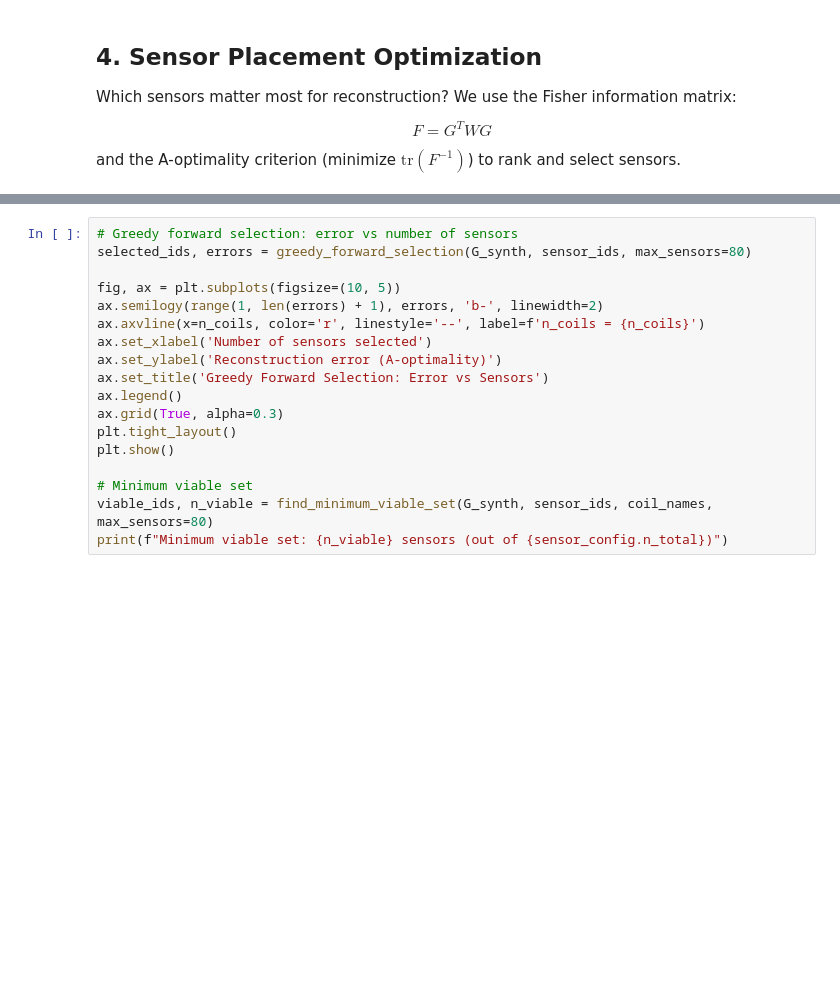
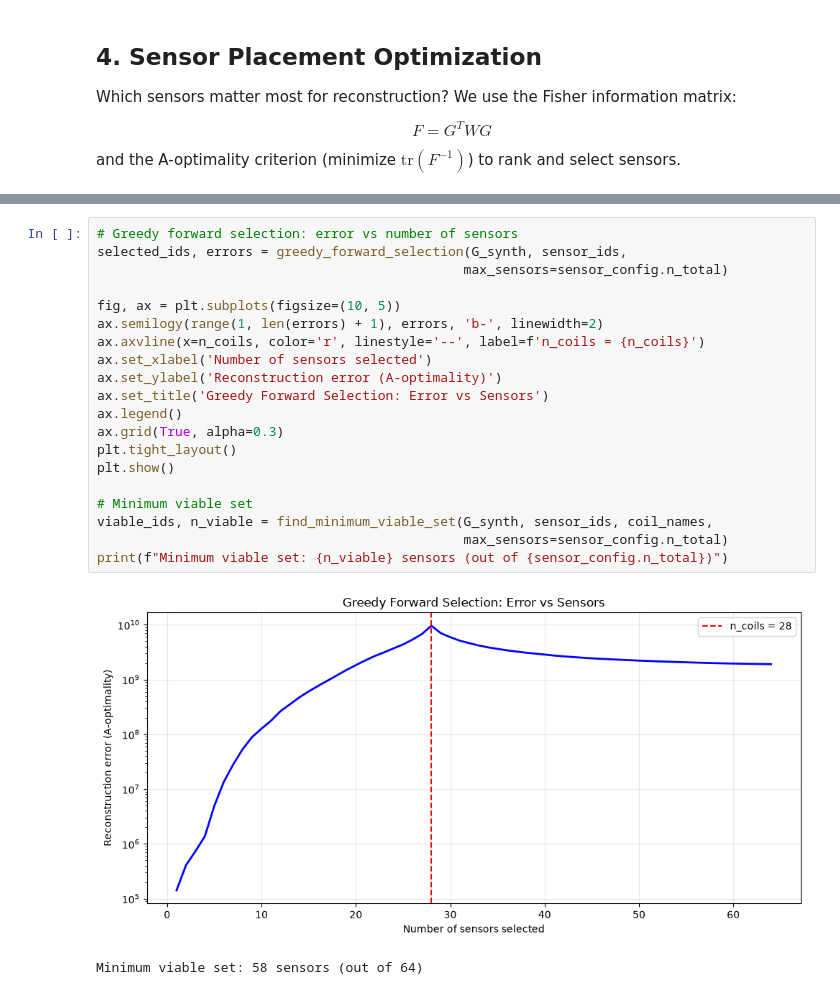
Before and after one commit to GitLostintheSauce/CUTE_TEST_Fusion, a Jupyter notebook: notebooks/advanced_reconstruction.ipynb, the cells around one changed output, grey strips where cells are left out. Cells and saved outputs as stored; diff of their text form; blank space fills up the shorter version.

```diff
--- a/notebooks/advanced_reconstruction.ipynb
+++ b/notebooks/advanced_reconstruction.ipynb
@@ -256,21 +317,26 @@ plt.show()
 # %%
 # Greedy forward selection: error vs number of sensors
-selected_ids, errors = greedy_forward_selection(G_synth, sensor_ids, max_sensors=80)
+selected_ids, errors = greedy_forward_selection(G_synth, sensor_ids,
+                                               max_sensors=sensor_config.n_total)
 
 fig, ax = plt.subplots(figsize=(10, 5))
 ax.semilogy(range(1, len(errors) + 1), errors, 'b-', linewidth=2)
 ax.axvline(x=n_coils, color='r', linestyle='--', label=f'n_coils = {n_coils}')
 ax.set_xlabel('Number of sensors selected')
 ax.set_ylabel('Reconstruction error (A-optimality)')
 ax.set_title('Greedy Forward Selection: Error vs Sensors')
 ax.legend()
 ax.grid(True, alpha=0.3)
 plt.tight_layout()
 plt.show()
 
 # Minimum viable set
-viable_ids, n_viable = find_minimum_viable_set(G_synth, sensor_ids, coil_names, max_sensors=80)
+viable_ids, n_viable = find_minimum_viable_set(G_synth, sensor_ids, coil_names,
+                                               max_sensors=sensor_config.n_total)
 print(f"Minimum viable set: {n_viable} sensors (out of {sensor_config.n_total})")
+# %% [output]
+[figure, added]
+Minimum viable set: 58 sensors (out of 64)
 # %%
 # Sensor type complementarity
 results = sensor_type_analysis(G_synth, sensor_config)
```
Also changed, not shown: parts of 14 cells of this notebook, 19 other files.
